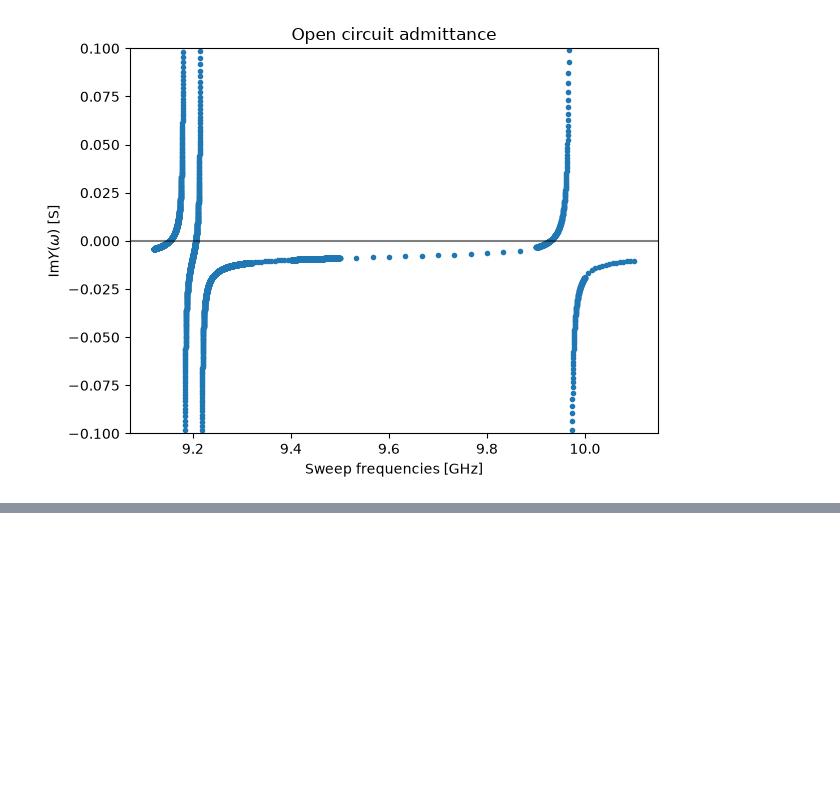
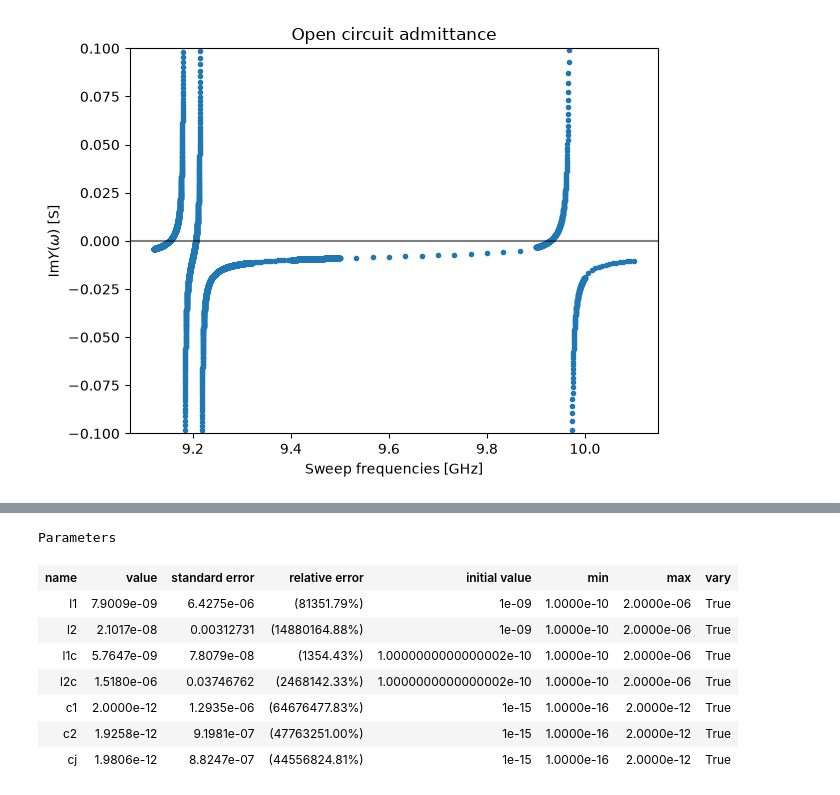
Before and after one commit to llnl/sc-foi, a Jupyter notebook: ipynbs/micromachined_tunable_coupler/mode_impedance_bbq_analysis_261010.ipynb, the cells around one changed output, grey strips where cells are left out. Saved outputs shown, nothing was run; the diff lists cells and outputs as text; code cells hidden in the pictures; blank space fills up the shorter version.

```diff
--- a/ipynbs/micromachined_tunable_coupler/mode_impedance_bbq_analysis_261010.ipynb
+++ b/ipynbs/micromachined_tunable_coupler/mode_impedance_bbq_analysis_261010.ipynb
@@ -33,0 +77,12 @@ bbq_am_three.run()
+# %%
+fit_result.params
+# %% [output]
+Parameters
+| name | value | standard error | relative error | initial value | min | max | vary |
+| l1 | 7.9009e-09 | 6.4275e-06 | (81351.79%) | 1e-09 | 1.0000e-10 | 2.0000e-06 | True |
+| l2 | 2.1017e-08 | 0.00312731 | (14880164.88%) | 1e-09 | 1.0000e-10 | 2.0000e-06 | True |
+| l1c | 5.7647e-09 | 7.8079e-08 | (1354.43%) | 1.0000000000000002e-10 | 1.0000e-10 | 2.0000e-06 | True |
+| l2c | 1.5180e-06 | 0.03746762 | (2468142.33%) | 1.0000000000000002e-10 | 1.0000e-10 | 2.0000e-06 | True |
+| c1 | 2.0000e-12 | 1.2935e-06 | (64676477.83%) | 1e-15 | 1.0000e-16 | 2.0000e-12 | True |
+| c2 | 1.9258e-12 | 9.1981e-07 | (47763251.00%) | 1e-15 | 1.0000e-16 | 2.0000e-12 | True |
+| cj | 1.9806e-12 | 8.8247e-07 | (44556824.81%) | 1e-15 | 1.0000e-16 | 2.0000e-12 | True |
```
Also changed, not shown: parts of 6 cells of this notebook, 1 other file.
